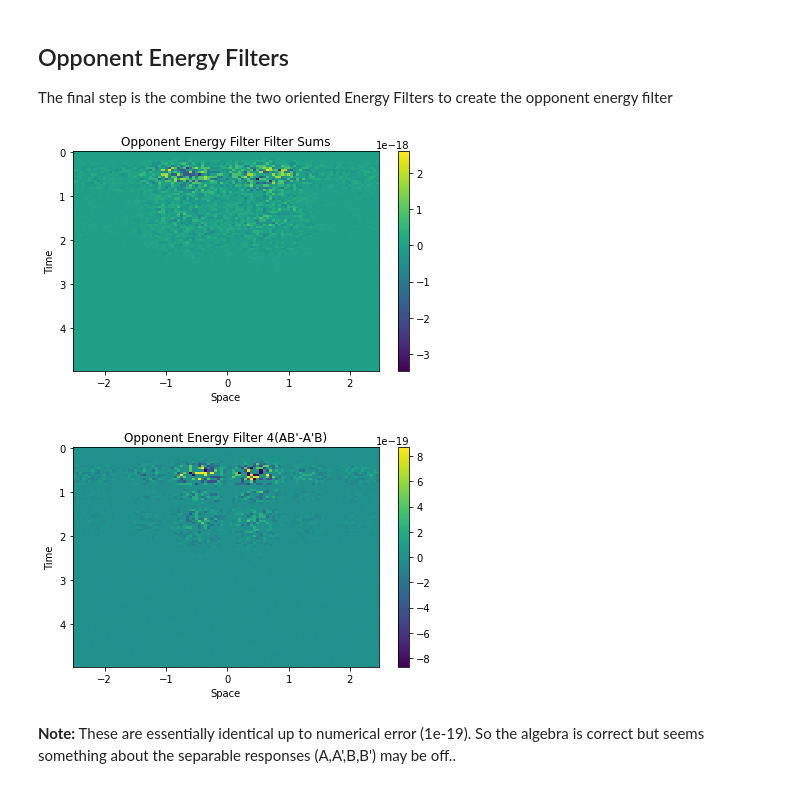
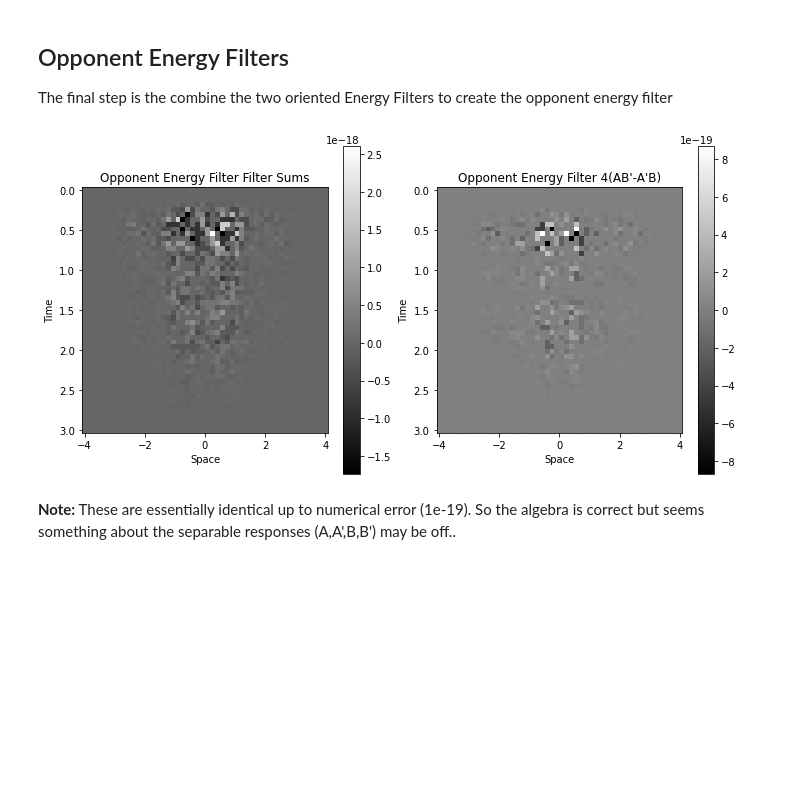
Before and after one commit to vdutell/linearfiltering, a Jupyter notebook: adelsonbergen1984.ipynb, the cells around one changed output. Drawn from its saved outputs; the diff is of its cells as text; code cells hidden in the pictures; blank space fills up the shorter version.

```diff
--- a/adelsonbergen1984.ipynb
+++ b/adelsonbergen1984.ipynb
@@ -121,8 +127,11 @@ def spatiotemporal_filter(x,t, n=3, k=1, order=2):
     return response
 
 
-space = np.arange(-2.5,2.5,0.05)
-times = np.arange(0,5,0.05)
+#space = np.arange(-2.5,2.5,0.05)
+#times = np.arange(0,5,0.05)
+space = np.linspace(-4,4,num=50)
+times = np.linspace(0,3,num=50)
+aspect_ratio = np.abs(np.max(space)-np.min(space))/np.abs(np.max(times)-np.min(times))
 s,t = np.meshgrid(space,times)
 
 #create responses
@@ -134,10 +143,10 @@ rmin = np.min((st_response_a, st_response_b, st_response_apr, st_response_bpr))
 rmax = np.max((st_response_a, st_response_b, st_response_apr, st_response_bpr))
 norm = mpl.colors.Normalize(vmin=rmin, vmax=rmax)
 
-
+plt.figure(figsize=(10,10))
 #plot
-plt.subplot(2,2,1, aspect='equal')
-plt.pcolormesh(space,times,st_response_a.T, norm=norm, shading='auto')
+plt.subplot(2,2,1, aspect=aspect_ratio)
+plt.pcolormesh(space,times,st_response_a.T, norm=norm, shading='auto',cmap='gray')
 #plt.pcolormesh(times,space,st_response_1a, norm=norm, shading='auto')
 plt.gca().invert_yaxis()
 plt.ylabel('Time')
@@ -145,8 +154,8 @@ plt.xlabel('Space')
 plt.colorbar()
 plt.title("Spatiotemporal Filter A")
 
-plt.subplot(2,2,2, aspect='equal')
-plt.pcolormesh(space,times,st_response_apr.T, norm=norm, shading='auto')
+plt.subplot(2,2,2, aspect=aspect_ratio)
+plt.pcolormesh(space,times,st_response_apr.T, norm=norm, shading='auto',cmap='gray')
 #plt.pcolormesh(times,space,st_response_1b, norm=norm, shading='auto')
 plt.gca().invert_yaxis()
 plt.ylabel('Time')
@@ -154,9 +163,9 @@ plt.xlabel('Space')
 plt.colorbar()
 plt.title("Spatiotemporal Filter A'")
 
-plt.subplot(2,2,3, aspect='equal')
+plt.subplot(2,2,3, aspect=aspect_ratio)
 #plt.pcolormesh(times,space,st_response_2b, norm=norm, shading='auto')
-plt.pcolormesh(space,times,st_response_b.T, norm=norm, shading='auto')
+plt.pcolormesh(space,times,st_response_b.T, norm=norm, shading='auto',cmap='gray')
 plt.gca().invert_yaxis()
 plt.ylabel('Space')
 plt.xlabel('Time')
@@ -164,8 +173,8 @@ plt.colorbar()
 plt.title("Spatiotemporal Filter Pair B")
 plt.tight_layout()
 
-plt.subplot(2,2,4, aspect='equal')
-plt.pcolormesh(space,times,st_response_bpr.T, norm=norm, shading='auto')
+plt.subplot(2,2,4, aspect=aspect_ratio)
+plt.pcolormesh(space,times,st_response_bpr.T, norm=norm, shading='auto',cmap='gray')
 #plt.pcolormesh(times,space,st_response_2a, norm=norm, shading='auto')
 plt.gca().invert_yaxis()
 plt.ylabel('Time')
@@ -277,31 +288,29 @@ The final step is the combine the two oriented Energy Filters to create the oppo
 # %%
 opponent_energy = oriented_energy_p - oriented_energy_n
 opponent_energy_equiv = 4*((st_response_a*st_response_bpr) - (st_response_apr*st_response_b))
 
-plt.pcolormesh(space,times,opponent_energy.T, shading='auto')
-plt.gca().set_aspect('auto')
+plt.figure(figsize=(10,5))
+plt.subplot(1,2,1,aspect=aspect_ratio)
+plt.pcolormesh(space,times,opponent_energy.T, shading='auto',cmap='gray')
 plt.gca().invert_yaxis()
 plt.xlabel('Space')
 plt.ylabel('Time')
 plt.colorbar()
 plt.title("Opponent Energy Filter Filter Sums")
 plt.tight_layout()
 
-plt.show()
-
-plt.pcolormesh(space,times,opponent_energy_equiv.T, shading='auto')
-plt.gca().set_aspect('auto')
+plt.subplot(1,2,2,aspect=aspect_ratio)
+plt.pcolormesh(space,times,opponent_energy_equiv.T, shading='auto',cmap='gray')
 plt.gca().invert_yaxis()
 plt.xlabel('Space')
 plt.ylabel('Time')
 plt.colorbar()
 plt.title("Opponent Energy Filter 4(AB'-A'B)")
 plt.tight_layout()
 
 plt.show()
 # %% [output]
-[figure, old version]
+[figure, new version]
-[figure, removed]
 # %% [markdown]
 **Note:** These are essentially identical up to numerical error (1e-19). So the algebra is correct but seems something about the separable responses (A,A',B,B') may be off..
 # %% [markdown]
```
Also changed, not shown: parts of 10 cells of this notebook.
